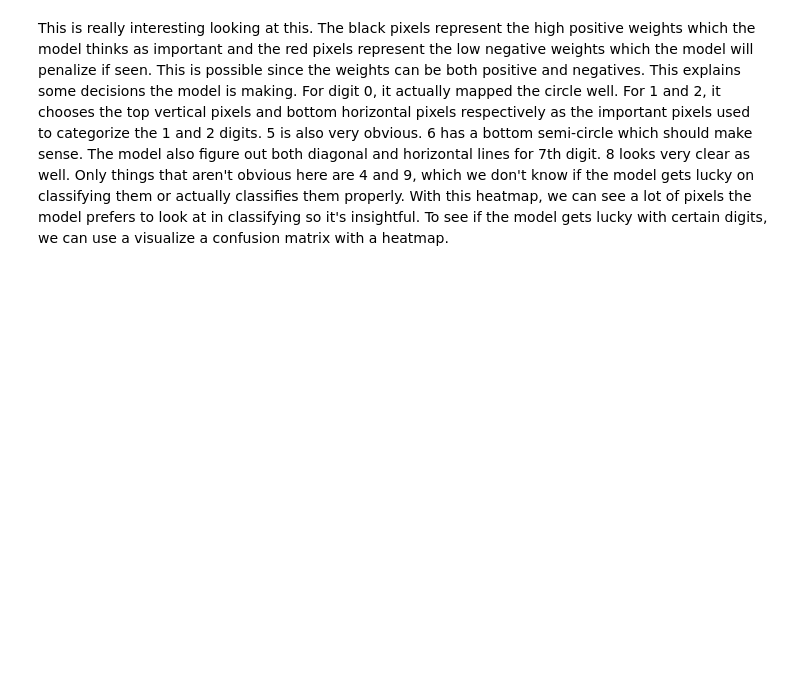
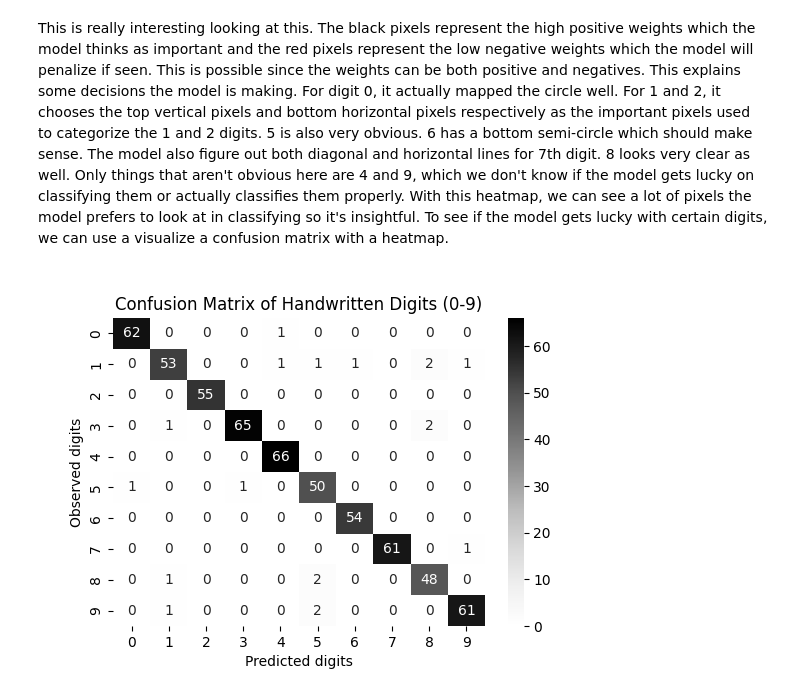
Before and after one commit to LoneCoder21/machine_learning, a Jupyter notebook: logistic_regression/multi_classification_with_softmax.ipynb, the cells around one changed output. Drawn from its saved outputs; the diff is of its cells as text; code cells hidden in the pictures; blank space fills up the shorter version.

Commit message:
show negative weights as reds in the heatmap, show correlation matrix using seaborn and display any dataset bias with frequency counts

```diff
--- a/logistic_regression/multi_classification_with_softmax.ipynb
+++ b/logistic_regression/multi_classification_with_softmax.ipynb
@@ -323,2 +325,12 @@ plt.show()
 # %% [markdown]
 This is really interesting looking at this. The black pixels represent the high positive weights which the model thinks as important and the red pixels represent the low negative weights which the model will penalize if seen. This is possible since the weights can be both positive and negatives. This explains some decisions the model is making. For digit 0, it actually mapped the circle well. For 1 and 2, it chooses the top vertical pixels and bottom horizontal pixels respectively as the important pixels used to categorize the 1 and 2 digits. 5 is also very obvious. 6 has a bottom semi-circle which should make sense. The model also figure out both diagonal and horizontal lines for 7th digit. 8 looks very clear as well. Only things that aren't obvious here are 4 and 9, which we don't know if the model gets lucky on classifying them or actually classifies them properly. With this heatmap, we can see a lot of pixels the model prefers to look at in classifying so it's insightful. To see if the model gets lucky with certain digits, we can use a visualize a confusion matrix with a heatmap.
+# %%
+cm_digits = confusion_matrix(y_test, prediction_test_samples)
+plt.figure(figsize=(6, 4))
+ax = sb.heatmap(cm_digits,annot=True, fmt='d', cmap='Greys')
+plt.title("Confusion Matrix of Handwritten Digits (0-9)")
+plt.ylabel("Observed digits")
+plt.xlabel("Predicted digits")
+plt.show()
+# %% [output]
+[figure, added]
```
Also changed, not shown: parts of 11 cells of this notebook.
